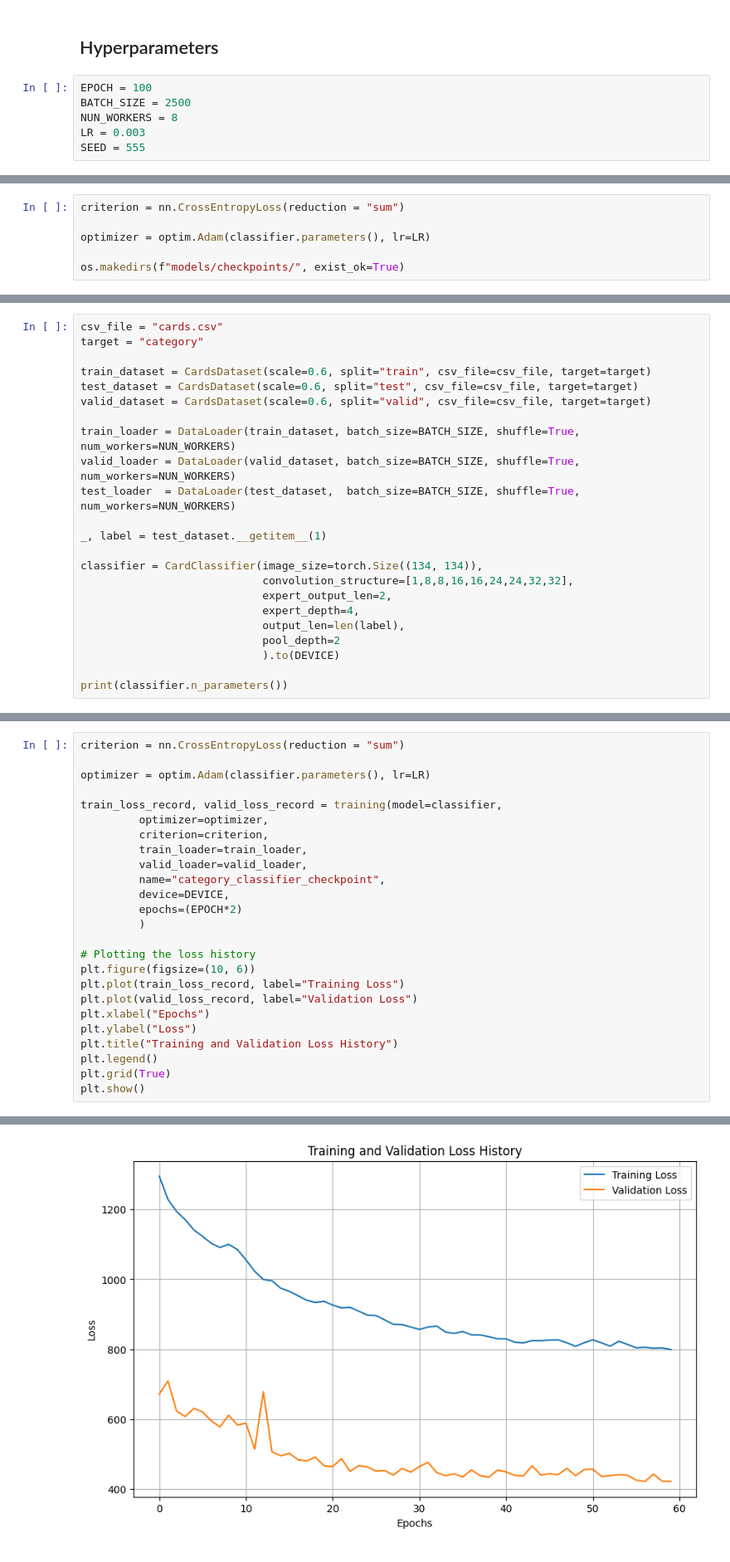
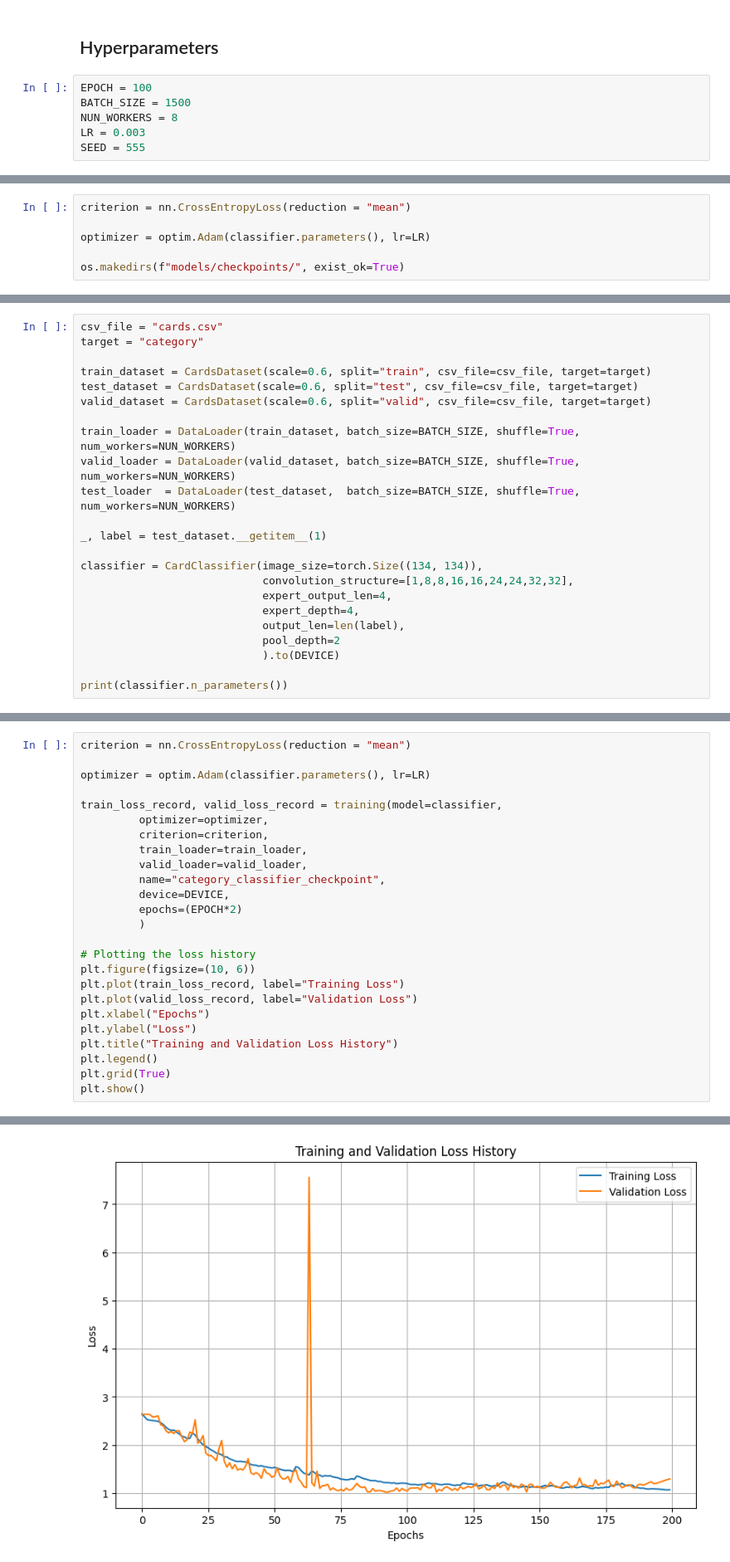
Before and after one commit to Lingfeng555/CardsRecognition, a Jupyter notebook: main.ipynb, the cells around one changed output, grey strips where cells are left out. Shown: that part at 83% size. Drawn from its saved outputs; the diff is of its cells as text.

```diff
--- a/main.ipynb
+++ b/main.ipynb
@@ -55,7 +55,7 @@ Perspectiver.plotComparison(imageBefore = Perspectiver.grayscale_to_rgb(img_1.nu
 ## Hyperparameters
 # %%
 EPOCH = 100
-BATCH_SIZE = 2500
+BATCH_SIZE = 1500
 NUN_WORKERS = 8
 LR = 0.003
 SEED = 555
@@ -100,5 +100,5 @@ print(classifier.n_parameters())
 # %%
-criterion = nn.CrossEntropyLoss(reduction = "sum")
+criterion = nn.CrossEntropyLoss(reduction = "mean")
 
 optimizer = optim.Adam(classifier.parameters(), lr=LR)
 
@@ -215,7 +215,7 @@ _, label = test_dataset.__getitem__(1)
 
 classifier = CardClassifier(image_size=torch.Size((134, 134)),
                             convolution_structure=[1,8,8,16,16,24,24,32,32],
-                            expert_output_len=2,
+                            expert_output_len=4,
                             expert_depth=4,
                             output_len=len(label),
                             pool_depth=2
@@ -227,5 +227,5 @@ print(classifier.n_parameters())
 # %%
-criterion = nn.CrossEntropyLoss(reduction = "sum")
+criterion = nn.CrossEntropyLoss(reduction = "mean")
 
 optimizer = optim.Adam(classifier.parameters(), lr=LR)
 
@@ -270 +270 @@ EPOCH 60/60 - Training Loss: 798.8008 - Validation Loss: 421.3852 - Validation P
-[figure, old version]
+[figure, new version]
```
Also changed, not shown: parts of 5 cells of this notebook, 3 other files.
